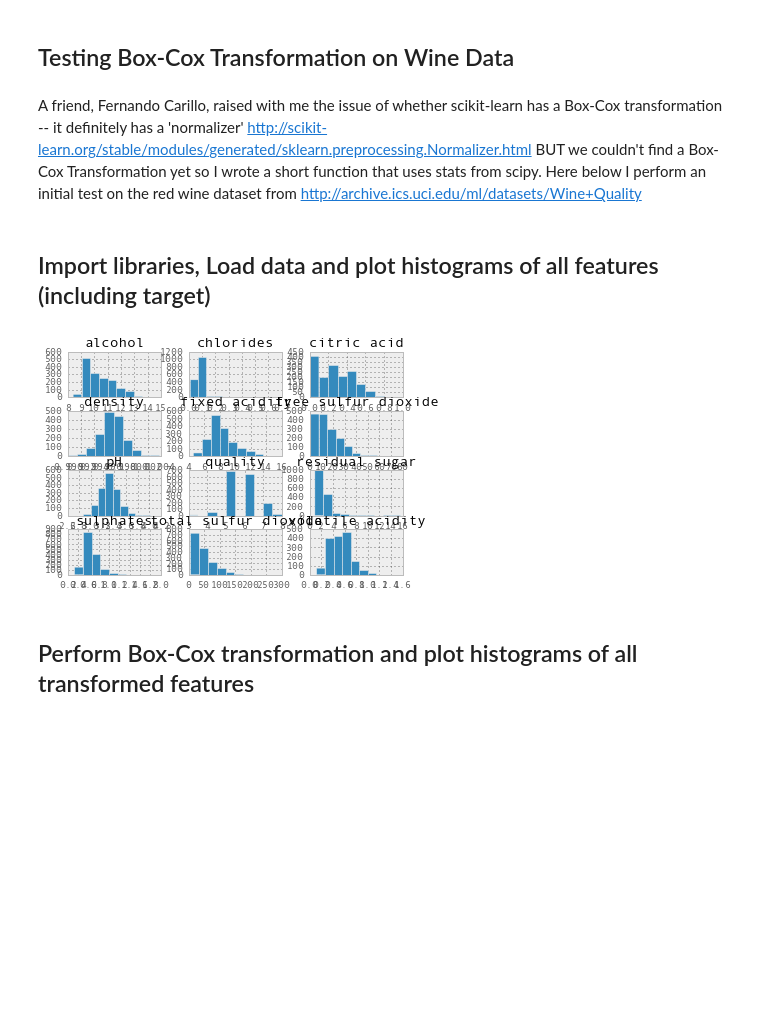
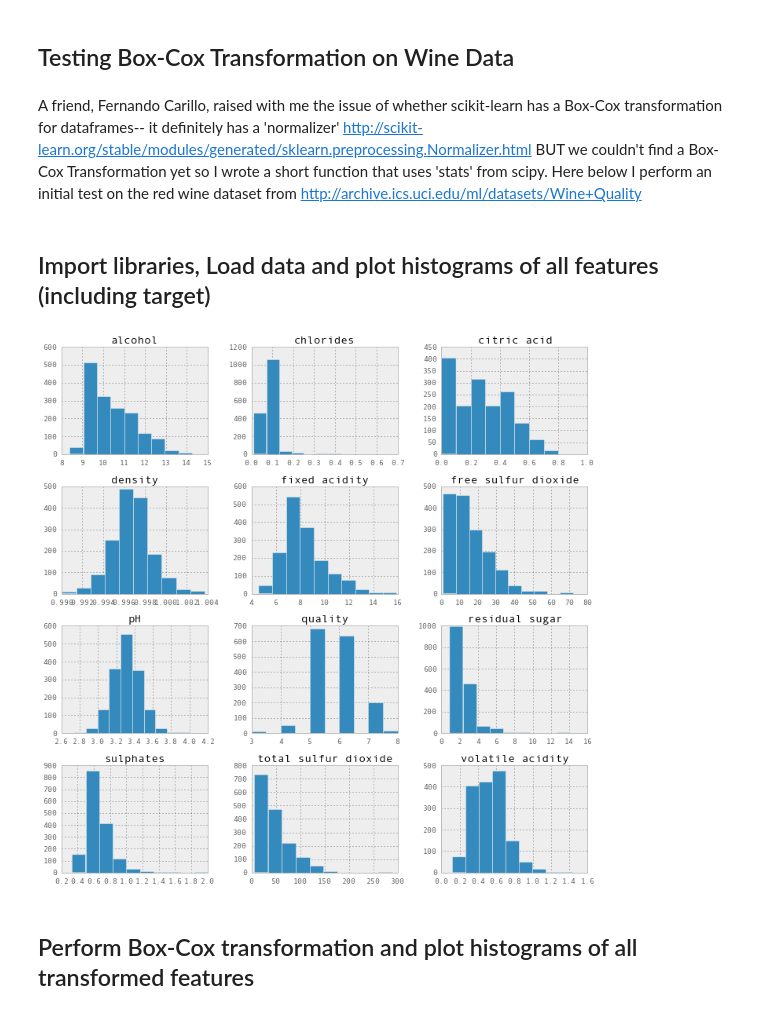
Before and after one commit to hugobowne/machine_learning_techniques, a Jupyter notebook: wine_quality/ipython_notebooks/Testing Box_Cox.ipynb, the cells around one changed output. Cells and saved outputs as stored; diff of their text form; code cells hidden in the pictures; blank space fills up the shorter version.

Commit message:
minor changes to figures

```diff
--- a/wine_quality/ipython_notebooks/Testing Box_Cox.ipynb
+++ b/wine_quality/ipython_notebooks/Testing Box_Cox.ipynb
@@ -1,25 +1,25 @@
 # %% [markdown]
 <h2>Testing Box-Cox Transformation on Wine Data</h2>
 # %% [markdown]
-A friend, Fernando Carillo, raised with me the issue of whether scikit-learn has a Box-Cox transformation -- it definitely has a 'normalizer'
+A friend, Fernando Carillo, raised with me the issue of whether scikit-learn has a Box-Cox transformation for dataframes-- it definitely has a 'normalizer'
 http://scikit-learn.org/stable/modules/generated/sklearn.preprocessing.Normalizer.html
 BUT we couldn't find a Box-Cox Transformation yet so I wrote a short function that uses
-stats from scipy. Here below I perform an initial test on the red wine dataset from
+'stats' from scipy. Here below I perform an initial test on the red wine dataset from
 http://archive.ics.uci.edu/ml/datasets/Wine+Quality
 # %% [markdown]
 <h2>Import libraries, Load data and plot histograms of all features (including target)</h2>
 # %%
 import numpy as np
 import pandas as pd
 import matplotlib.pyplot as plt
 %matplotlib inline
 pd.set_option('display.mpl_style', 'default') # Make the graphs a bit prettier
 df = pd.read_csv('../winequality-red.csv' , sep = ';')
 df1 = df.drop('quality' , 1)
 df1.head()
-pd.DataFrame.hist(df);
+pd.DataFrame.hist(df , figsize=[12,12]);
 # %% [output]
-[figure, old version]
+[figure, new version]
 # %% [markdown]
 <h2>Perform Box-Cox transformation and plot histograms of all transformed features</h2>
 # %%
```
Also changed, not shown: parts of 2 cells of this notebook.
